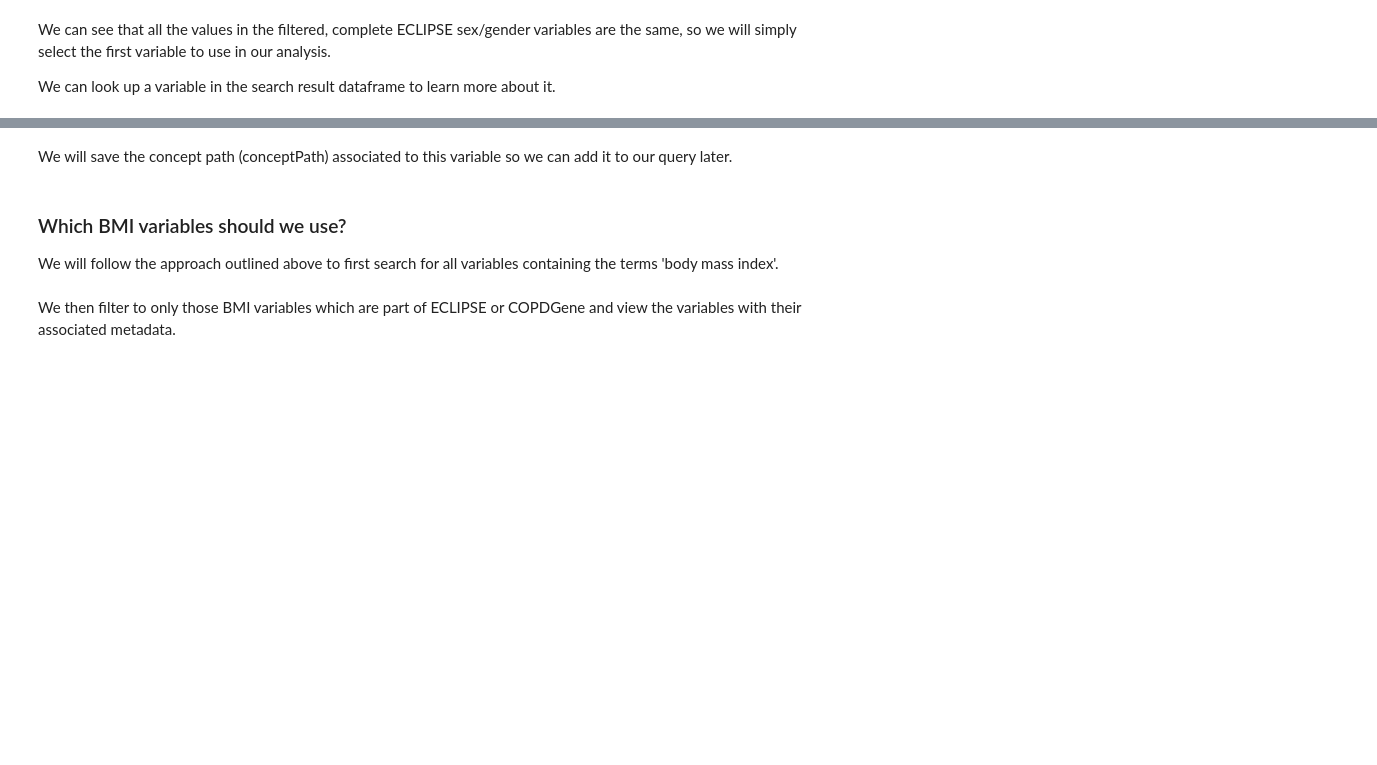
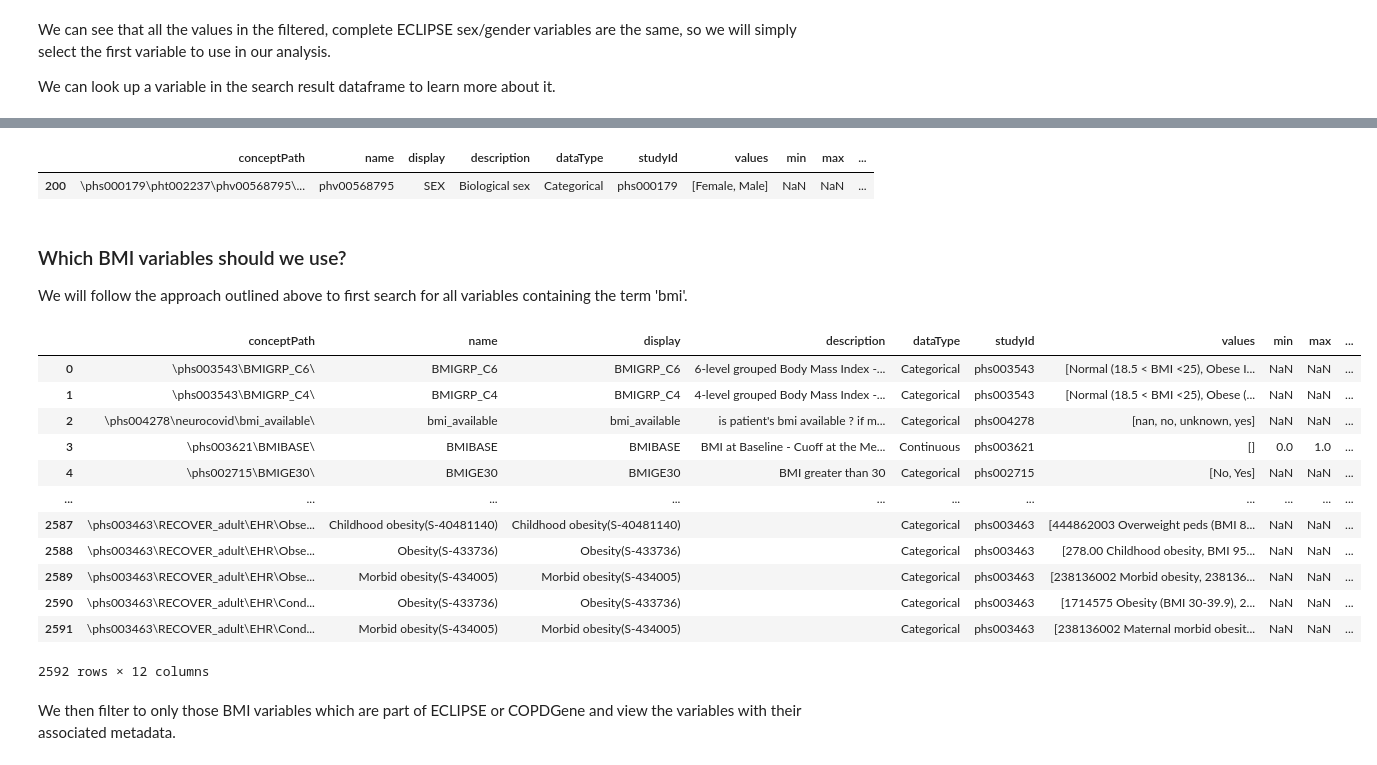
Before and after one commit to hms-dbmi/Access-to-Data-using-PIC-SURE-API, a Jupyter notebook: NHLBI_BioData_Catalyst/python/7_Harmonization_with_PICSURE.ipynb, the cells around one changed output, grey strips where cells are left out. Drawn from its saved outputs; the diff is of its cells as text; code cells hidden in the pictures; blank space fills up the shorter version.

```diff
--- a/NHLBI_BioData_Catalyst/python/7_Harmonization_with_PICSURE.ipynb
+++ b/NHLBI_BioData_Catalyst/python/7_Harmonization_with_PICSURE.ipynb
@@ -146,7 +323,7 @@ When reviewing the results from the search, we see that, unlike the ECLIPSE data
 # %%
-# Save the gender var from COPDGene
-copdgene_sex_df = sex_dataframe[copdgene_vars][['studyId', 'name', 'description', 'values', 'conceptPath']]
-copdgene_sex_df = copdgene_sex_df[copdgene_sex_df["name"] == "gender"]
-copdgene_sex_df
+# Save the first sex var from COPDGene
+copdgene_sex_var = copdgene_sex_results.columns[1]
+sex_dataframe[sex_dataframe["conceptPath"] == copdgene_sex_var]
+# %% [output]
+|  | conceptPath | name | display | description | dataType | studyId | values | min | max | ... |
+| 200 | \phs000179\pht002237\phv00568795\... | phv00568795 | SEX | Biological sex | Categorical | phs000179 | [Female, Male] | NaN | NaN | ... |
-# %% [markdown]
-We will save the concept path (conceptPath) associated to this variable so we can add it to our query later.
@@ -157,9 +330,24 @@ copdgene_sex_var
 # %% [markdown]
 ### Which BMI variables should we use?
 
-We will follow the approach outlined above to first search for all variables containing the terms 'body mass index'.
+We will follow the approach outlined above to first search for all variables containing the term 'bmi'.
 # %%
-bmi_dataframe = session.searchDictionary('body mass index|bmi')
+bmi_dataframe = session.searchDictionary('bmi')
+bmi_dataframe
+# %% [output]
+|  | conceptPath | name | display | description | dataType | studyId | values | min | max | ... |
+| 0 | \phs003543\BMIGRP_C6\ | BMIGRP_C6 | BMIGRP_C6 | 6-level grouped Body Mass Index -... | Categorical | phs003543 | [Normal (18.5 < BMI <25), Obese I... | NaN | NaN | ... |
+| 1 | \phs003543\BMIGRP_C4\ | BMIGRP_C4 | BMIGRP_C4 | 4-level grouped Body Mass Index -... | Categorical | phs003543 | [Normal (18.5 < BMI <25), Obese (... | NaN | NaN | ... |
+| 2 | \phs004278\neurocovid\bmi_available\ | bmi_available | bmi_available | is patient's bmi available ? if m... | Categorical | phs004278 | [nan, no, unknown, yes] | NaN | NaN | ... |
+| 3 | \phs003621\BMIBASE\ | BMIBASE | BMIBASE | BMI at Baseline - Cuoff at the Me... | Continuous | phs003621 | [] | 0.0 | 1.0 | ... |
+| 4 | \phs002715\BMIGE30\ | BMIGE30 | BMIGE30 | BMI greater than 30 | Categorical | phs002715 | [No, Yes] | NaN | NaN | ... |
+| ... | ... | ... | ... | ... | ... | ... | ... | ... | ... | ... |
+| 2587 | \phs003463\RECOVER_adult\EHR\Obse... | Childhood obesity(S-40481140) | Childhood obesity(S-40481140) |  | Categorical | phs003463 | [444862003 Overweight peds (BMI 8... | NaN | NaN | ... |
+| 2588 | \phs003463\RECOVER_adult\EHR\Obse... | Obesity(S-433736) | Obesity(S-433736) |  | Categorical | phs003463 | [278.00 Childhood obesity, BMI 95... | NaN | NaN | ... |
+| 2589 | \phs003463\RECOVER_adult\EHR\Obse... | Morbid obesity(S-434005) | Morbid obesity(S-434005) |  | Categorical | phs003463 | [238136002 Morbid obesity, 238136... | NaN | NaN | ... |
+| 2590 | \phs003463\RECOVER_adult\EHR\Cond... | Obesity(S-433736) | Obesity(S-433736) |  | Categorical | phs003463 | [1714575 Obesity (BMI 30-39.9), 2... | NaN | NaN | ... |
+| 2591 | \phs003463\RECOVER_adult\EHR\Cond... | Morbid obesity(S-434005) | Morbid obesity(S-434005) |  | Categorical | phs003463 | [238136002 Maternal morbid obesit... | NaN | NaN | ... |
+2592 rows × 12 columns
 # %% [markdown]
 We then filter to only those BMI variables which are part of ECLIPSE or COPDGene and view the variables with their associated metadata.
 # %%
```
Also changed, not shown: parts of 53 cells of this notebook, 1 other file.
